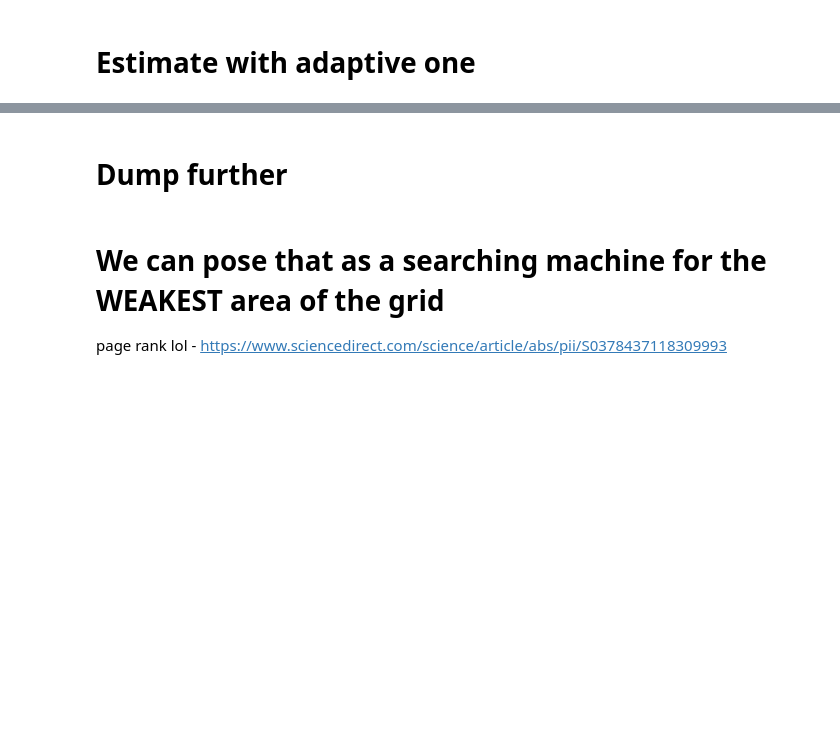
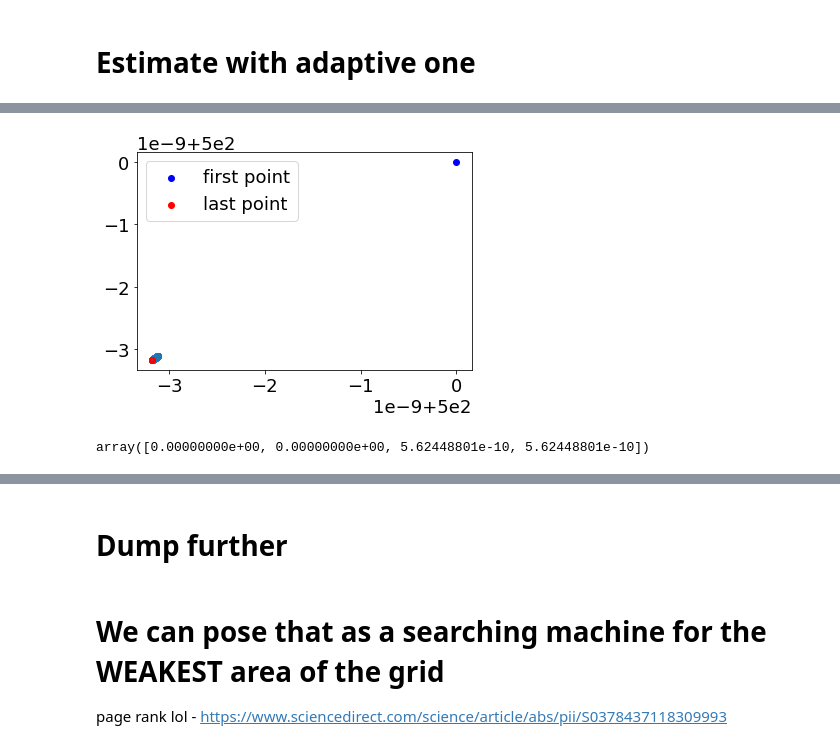
Before and after one commit to vjugor1/AC-PF-Security-Assessment, a Jupyter notebook: notebooks/tmplcss.ipynb, the cells around one changed output, grey strips where cells are left out. Cells and saved outputs as stored; diff of their text form; code cells hidden in the pictures; blank space fills up the shorter version.

```diff
--- a/notebooks/tmplcss.ipynb
+++ b/notebooks/tmplcss.ipynb
@@ -110,0 +125,17 @@ plt.savefig(path_to_saves + "adaest_path.png")
+# %%
+sigmas_hist = np.array(adaestimator.sigma_history)[1:]
+plt.plot(sigmas_hist[-5:, 0], sigmas_hist[-5:, 1], alpha=0.6)
+plt.scatter(sigmas_hist[-100:, 0], sigmas_hist[-100:, 1])
+plt.scatter([sigmas_hist[:, 0][0]], [sigmas_hist[:, 1][0]], color='blue', label='first point')
+plt.scatter([sigmas_hist[:, 0][-1]], [sigmas_hist[:, 1][-1]], color='red', label='last point')
+plt.legend()
+if not os.path.exists(path_to_saves):
+    os.makedirs(path_to_saves)
+plt.savefig(path_to_saves + "adaest_path.png")
+# %% [output]
+[figure, added]
+# %%
+grad_history = list(adaestimator.grad_history)
+grad_history[0]
+# %% [output]
+array([0.00000000e+00, 0.00000000e+00, 5.62448801e-10, 5.62448801e-10])
```
Also changed, not shown: parts of 11 cells of this notebook, 7 other files.
